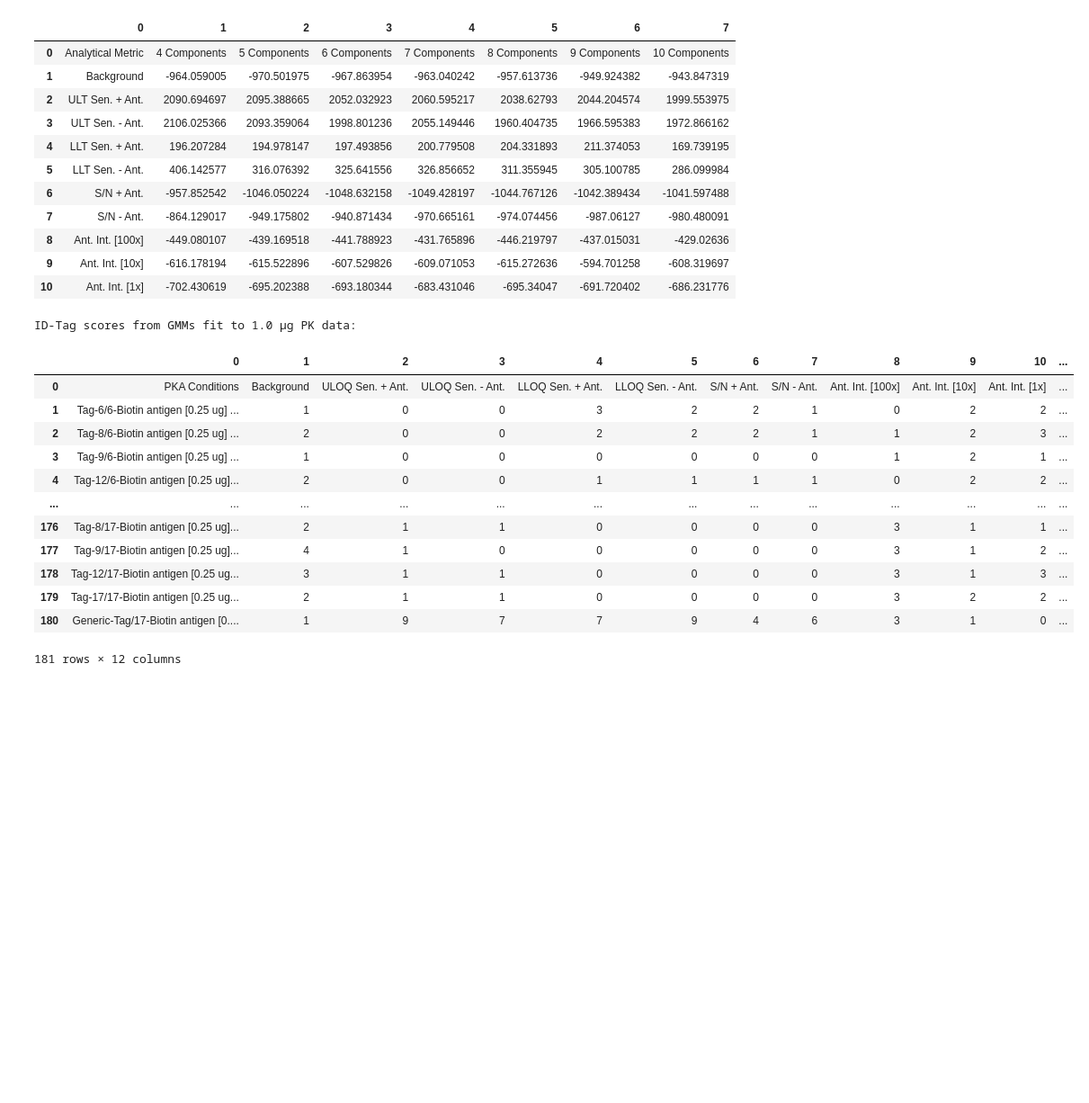
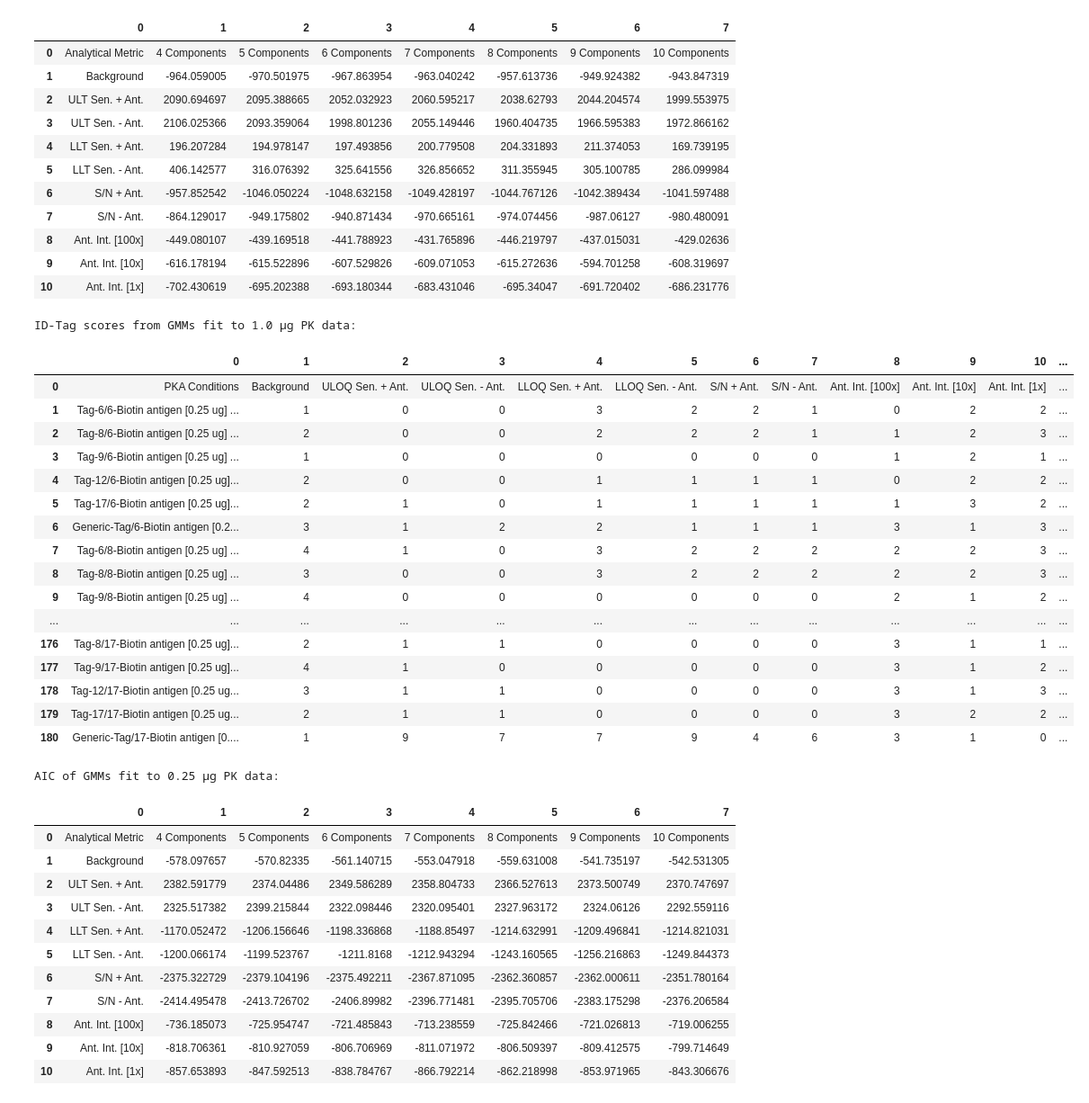
Before and after one commit to chopralab/Bioanalytical_Assay_Manuscript_Repo, a Jupyter notebook: GMMs/pk_gmm_all_ug_individual.ipynb, the cells around one changed output. Shown at 90% size. Saved outputs shown, nothing was run; the diff lists cells and outputs as text; code cells hidden in the pictures; blank space fills up the shorter version.

```diff
--- a/GMMs/pk_gmm_all_ug_individual.ipynb
+++ b/GMMs/pk_gmm_all_ug_individual.ipynb
@@ -214,45 +214,62 @@ plt.savefig("Plots/PK/pk_gmm_allug_individual.pdf",dpi=300)
 # %%
 #Displaying tabulated results
 
-from IPython.display import display
+from IPython.display import display, HTML
 
 print('AIC of GMMs fit to 1.0 µg PK data:')
 display(gmm_10_pk_1ug_aic)
 
 print('ID-Tag scores from GMMs fit to 1.0 µg PK data:')
-display(gmm_10_pk_1ug_scores)
+display(HTML(gmm_10_pk_1ug_scores.to_html()))
 
 
 print('AIC of GMMs fit to 0.25 µg PK data:')
 display(gmm_10_pk_25ug_aic)
 
 print('ID-Tag scores from GMMs fit to 0.25 µg PK data:')
-display(gmm_10_pk_25ug_scores)
+display(HTML(gmm_10_pk_25ug_scores.to_html()))
 # %% [output]
 AIC of GMMs fit to 1.0 µg PK data:
 |  | 0 | 1 | 2 | 3 | 4 | 5 | 6 | 7 |
 | 0 | Analytical Metric | 4 Components | 5 Components | 6 Components | 7 Components | 8 Components | 9 Components | 10 Components |
 | 1 | Background | -964.059005 | -970.501975 | -967.863954 | -963.040242 | -957.613736 | -949.924382 | -943.847319 |
 | 2 | ULT Sen. + Ant. | 2090.694697 | 2095.388665 | 2052.032923 | 2060.595217 | 2038.62793 | 2044.204574 | 1999.553975 |
 | 3 | ULT Sen. - Ant. | 2106.025366 | 2093.359064 | 1998.801236 | 2055.149446 | 1960.404735 | 1966.595383 | 1972.866162 |
 | 4 | LLT Sen. + Ant. | 196.207284 | 194.978147 | 197.493856 | 200.779508 | 204.331893 | 211.374053 | 169.739195 |
 | 5 | LLT Sen. - Ant. | 406.142577 | 316.076392 | 325.641556 | 326.856652 | 311.355945 | 305.100785 | 286.099984 |
 | 6 | S/N + Ant. | -957.852542 | -1046.050224 | -1048.632158 | -1049.428197 | -1044.767126 | -1042.389434 | -1041.597488 |
 | 7 | S/N - Ant. | -864.129017 | -949.175802 | -940.871434 | -970.665161 | -974.074456 | -987.06127 | -980.480091 |
 | 8 | Ant. Int. [100x] | -449.080107 | -439.169518 | -441.788923 | -431.765896 | -446.219797 | -437.015031 | -429.02636 |
 | 9 | Ant. Int. [10x] | -616.178194 | -615.522896 | -607.529826 | -609.071053 | -615.272636 | -594.701258 | -608.319697 |
 | 10 | Ant. Int. [1x] | -702.430619 | -695.202388 | -693.180344 | -683.431046 | -695.34047 | -691.720402 | -686.231776 |
 ID-Tag scores from GMMs fit to 1.0 µg PK data:
 |  | 0 | 1 | 2 | 3 | 4 | 5 | 6 | 7 | 8 | 9 | 10 | ... |
 | 0 | PKA Conditions | Background | ULOQ Sen. + Ant. | ULOQ Sen. - Ant. | LLOQ Sen. + Ant. | LLOQ Sen. - Ant. | S/N + Ant. | S/N - Ant. | Ant. Int. [100x] | Ant. Int. [10x] | Ant. Int. [1x] | ... |
 | 1 | Tag-6/6-Biotin antigen [0.25 ug] ... | 1 | 0 | 0 | 3 | 2 | 2 | 1 | 0 | 2 | 2 | ... |
 | 2 | Tag-8/6-Biotin antigen [0.25 ug] ... | 2 | 0 | 0 | 2 | 2 | 2 | 1 | 1 | 2 | 3 | ... |
 | 3 | Tag-9/6-Biotin antigen [0.25 ug] ... | 1 | 0 | 0 | 0 | 0 | 0 | 0 | 1 | 2 | 1 | ... |
 | 4 | Tag-12/6-Biotin antigen [0.25 ug]... | 2 | 0 | 0 | 1 | 1 | 1 | 1 | 0 | 2 | 2 | ... |
+| 5 | Tag-17/6-Biotin antigen [0.25 ug]... | 2 | 1 | 0 | 1 | 1 | 1 | 1 | 1 | 3 | 2 | ... |
+| 6 | Generic-Tag/6-Biotin antigen [0.2... | 3 | 1 | 2 | 2 | 1 | 1 | 1 | 3 | 1 | 3 | ... |
+| 7 | Tag-6/8-Biotin antigen [0.25 ug] ... | 4 | 1 | 0 | 3 | 2 | 2 | 2 | 2 | 2 | 3 | ... |
+| 8 | Tag-8/8-Biotin antigen [0.25 ug] ... | 3 | 0 | 0 | 3 | 2 | 2 | 2 | 2 | 2 | 3 | ... |
+| 9 | Tag-9/8-Biotin antigen [0.25 ug] ... | 4 | 0 | 0 | 0 | 0 | 0 | 0 | 2 | 1 | 2 | ... |
 | ... | ... | ... | ... | ... | ... | ... | ... | ... | ... | ... | ... | ... |
 | 176 | Tag-8/17-Biotin antigen [0.25 ug]... | 2 | 1 | 1 | 0 | 0 | 0 | 0 | 3 | 1 | 1 | ... |
 | 177 | Tag-9/17-Biotin antigen [0.25 ug]... | 4 | 1 | 0 | 0 | 0 | 0 | 0 | 3 | 1 | 2 | ... |
 | 178 | Tag-12/17-Biotin antigen [0.25 ug... | 3 | 1 | 1 | 0 | 0 | 0 | 0 | 3 | 1 | 3 | ... |
 | 179 | Tag-17/17-Biotin antigen [0.25 ug... | 2 | 1 | 1 | 0 | 0 | 0 | 0 | 3 | 2 | 2 | ... |
 | 180 | Generic-Tag/17-Biotin antigen [0.... | 1 | 9 | 7 | 7 | 9 | 4 | 6 | 3 | 1 | 0 | ... |
-181 rows × 12 columns
+AIC of GMMs fit to 0.25 µg PK data:
+|  | 0 | 1 | 2 | 3 | 4 | 5 | 6 | 7 |
+| 0 | Analytical Metric | 4 Components | 5 Components | 6 Components | 7 Components | 8 Components | 9 Components | 10 Components |
+| 1 | Background | -578.097657 | -570.82335 | -561.140715 | -553.047918 | -559.631008 | -541.735197 | -542.531305 |
+| 2 | ULT Sen. + Ant. | 2382.591779 | 2374.04486 | 2349.586289 | 2358.804733 | 2366.527613 | 2373.500749 | 2370.747697 |
+| 3 | ULT Sen. - Ant. | 2325.517382 | 2399.215844 | 2322.098446 | 2320.095401 | 2327.963172 | 2324.06126 | 2292.559116 |
+| 4 | LLT Sen. + Ant. | -1170.052472 | -1206.156646 | -1198.336868 | -1188.85497 | -1214.632991 | -1209.496841 | -1214.821031 |
+| 5 | LLT Sen. - Ant. | -1200.066174 | -1199.523767 | -1211.8168 | -1212.943294 | -1243.160565 | -1256.216863 | -1249.844373 |
+| 6 | S/N + Ant. | -2375.322729 | -2379.104196 | -2375.492211 | -2367.871095 | -2362.360857 | -2362.000611 | -2351.780164 |
+| 7 | S/N - Ant. | -2414.495478 | -2413.726702 | -2406.89982 | -2396.771481 | -2395.705706 | -2383.175298 | -2376.206584 |
+| 8 | Ant. Int. [100x] | -736.185073 | -725.954747 | -721.485843 | -713.238559 | -725.842466 | -721.026813 | -719.006255 |
+| 9 | Ant. Int. [10x] | -818.706361 | -810.927059 | -806.706969 | -811.071972 | -806.509397 | -809.412575 | -799.714649 |
+| 10 | Ant. Int. [1x] | -857.653893 | -847.592513 | -838.784767 | -866.792214 | -862.218998 | -853.971965 | -843.306676 |
```
Also changed, not shown: parts of 1 cell of this notebook, 4 other files.
